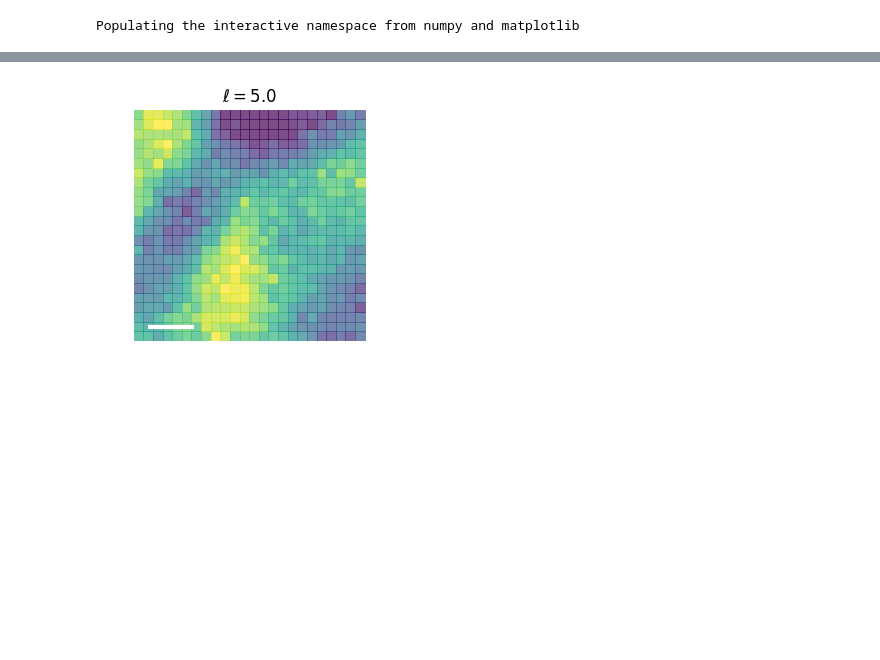
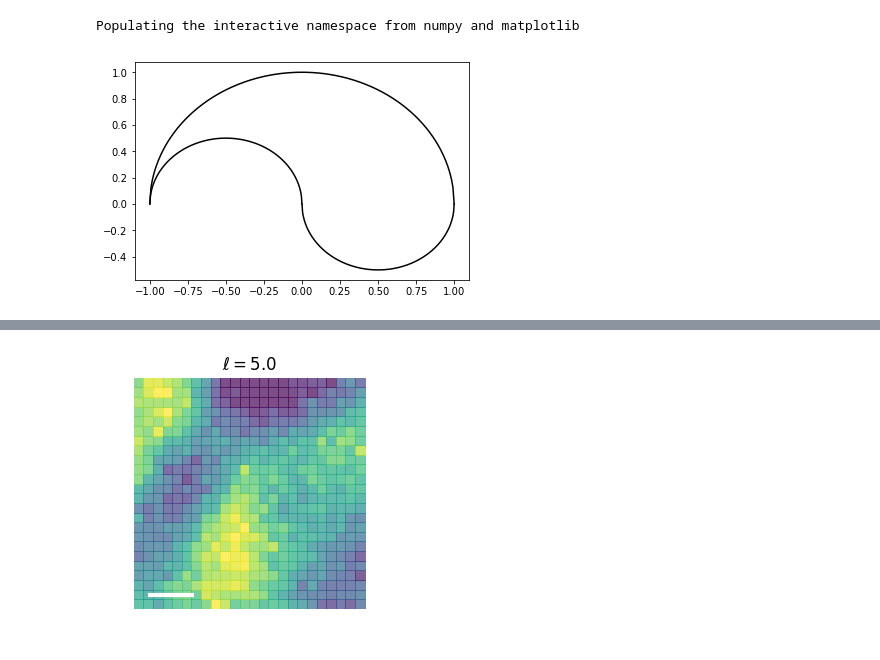
Before and after one commit to Teichlab/SpatialDE, a Jupyter notebook: Analysis/Theory/Example Spatial Patterns.ipynb, the cells around one changed output, grey strips where cells are left out. Saved outputs shown, nothing was run; the diff lists cells and outputs as text; code cells hidden in the pictures; blank space fills up the shorter version.

```diff
--- a/Analysis/Theory/Example Spatial Patterns.ipynb
+++ b/Analysis/Theory/Example Spatial Patterns.ipynb
@@ -3,3 +3,11 @@
 import pandas as pd
 # %% [output]
 Populating the interactive namespace from numpy and matplotlib
+# %%
+xx = np.linspace(-1, 1, 250)
+# %%
+plt.plot(xx, np.sqrt(1 - xx ** 2), c='k')
+plt.plot(xx / 2 - 0.5, np.sqrt(1 - xx ** 2) / 2, c='k')
+plt.plot(xx / 2 + 0.5, -np.sqrt(1 - xx ** 2) / 2, c='k');
+# %% [output]
+[figure, added]
```
Also changed, not shown: parts of 14 cells of this notebook, 1 other file.
